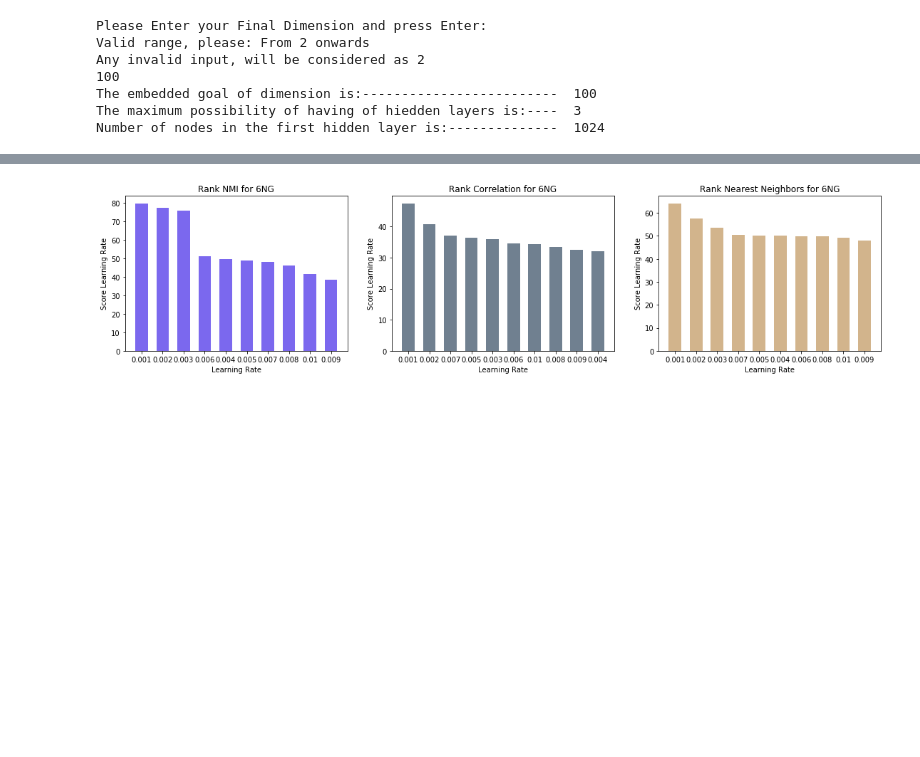
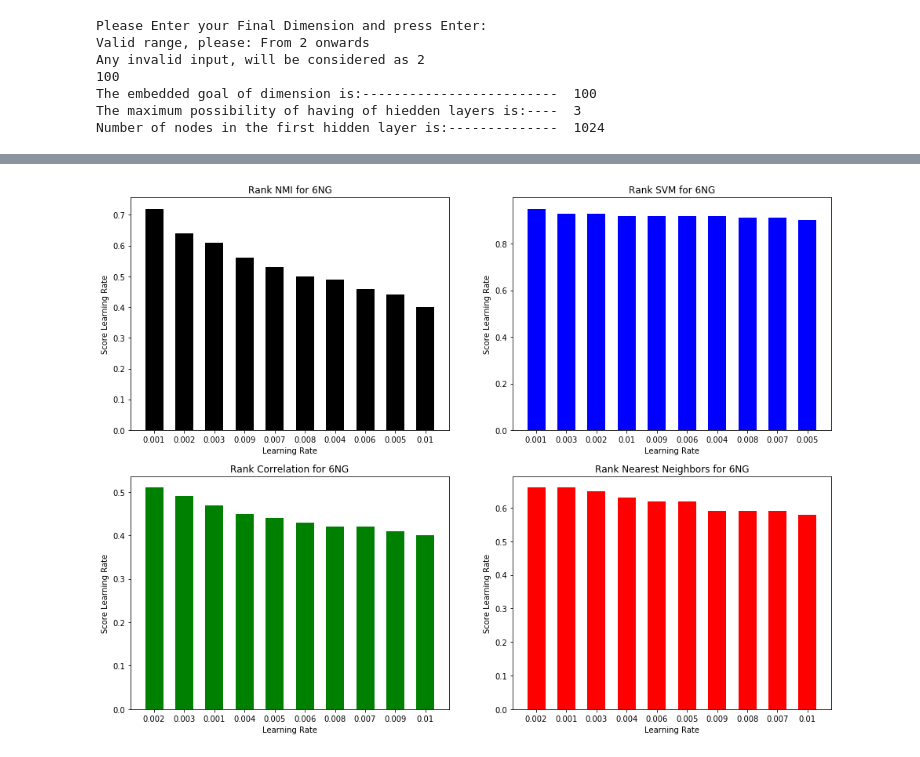
Before and after one commit to saman-nia/Deep-Learning-for-Dimensionality-Reduction, a Jupyter notebook: Text Documents Dimensionality Reduction/K_learning_rate.ipynb, the cells around one changed output, grey strips where cells are left out. Cells and saved outputs as stored; diff of their text form; code cells hidden in the pictures; blank space fills up the shorter version.

```diff
--- a/Text Documents Dimensionality Reduction/K_learning_rate.ipynb
+++ b/Text Documents Dimensionality Reduction/K_learning_rate.ipynb
@@ -497,7 +454,7 @@ beta2 = 0.99 #------------------------------------- Decay rate 2
 learning_rate = [0.001, 0.002, 0.003, 0.004, 0.005,
                  0.006,0.007,0.008,0.009, 0.01,] #- Learning rate.
 n_batch = 8  #------------------------------------- Number of selection data in per step.
-epochs = 50 # ------------------------------------- Number of Epochs.
+epochs = 40 # ------------------------------------- Number of Epochs.
 n_interior = n_input // n_batch
 # %%
 print('Number of original dataset dimension are: ------->',X_train.shape[1])
@@ -520,6 +477,7 @@ NMI_step = [] #------ A list to keep all NMI progresses.
 l_mean = []
 list_pvals = []
 list_rhos = []
+score_svm = []
 # %%
 for i_L in tqdm(learning_rate):
   with tf.Graph().as_default():
@@ -547,7 +505,7 @@ for i_L in tqdm(learning_rate):
   ae_codes = sess.run(code, feed_dict={x: data_set, mode_train: False})
   pred_KMeans_code = k_means(ae_codes, n_groups)
   nmi_KMeans_code = normalized_mutual_info_score(labels_set, pred_KMeans_code)
-  NMI_step.append(nmi_KMeans_code*100)
+  NMI_step.append(round(nmi_KMeans_code, 2))
   index_code = knn_samples(ae_codes, n_kneighbors)
   list_rho = []
   list_pval = []
@@ -558,8 +516,14 @@ for i_L in tqdm(learning_rate):
     rho, pval = scipy.stats.spearmanr(index_input[qq], index_code[qq])
     list_rho.append(rho)
     list_pval.append(pval)
-  list_rhos.append(numpy.mean(list_rho)*100)
-  list_pvals.append(numpy.mean(list_pval)*100)
-  l_mean.append(numpy.mean(list_r)*100)
+  list_rhos.append(round(numpy.mean(list_rho), 2))
+  list_pvals.append(round(numpy.mean(list_pval), 2))
+  l_mean.append(round(numpy.mean(list_r), 2))
+  # Comparison of linear SVM classifier on different dimensions projection.
+  _X_train, _X_test, _y_train, _y_test = train_test_split(
+      ae_codes, labels_set, test_size=0.25, random_state=42)
+  clf = svm.SVC(kernel='linear', C=1.0).fit(_X_train, _y_train)
+  accuracy_svm = metrics.accuracy_score(_y_test, clf.predict(_X_test))
+  score_svm.append(round(accuracy_svm, 2))
 # %%
 xi = [i for i in range(0, len(steps))]
@@ -605,32 +564,42 @@ Number of batch sizes are: ----------------------> 8
 top_Kbatch_NN = sorted(zip(map(lambda x: round(x, 2), l_mean), steps), reverse=True)[:10]
 top_Kbatch_Corr = sorted(zip(map(lambda x: round(x, 2), list_rhos), steps), reverse=True)[:10]
 top_Kbatch_NMI = sorted(zip(map(lambda x: round(x, 2), NMI_step), steps), reverse=True)[:10]
+top_Kbatch_SVM = sorted(zip(map(lambda x: round(x, 2), score_svm), steps), reverse=True)[:10]
 # %%
-plt.figure(1, figsize=(19,4))
-plt.subplot(1,3,1)
+plt.figure(figsize=(16,12))
+#plt.subplots_adjust(wspace=0.3, hspace=0.3)
+plt.subplot(2,2,1)
 plt.bar(numpy.arange(len(list(zip(*top_Kbatch_NMI))[1])),
-        list(zip(*top_Kbatch_NMI))[0], color='mediumslateblue', width=0.6)
+        list(zip(*top_Kbatch_NMI))[0], color='k', width=0.6)
 plt.xticks(numpy.arange(len(list(zip(*top_Kbatch_NMI))[1])),
            list(zip(*top_Kbatch_NMI))[1])
 plt.title('Rank NMI for {:d}NG'.format(len(categories_lables)))
 plt.xlabel('Learning Rate')
 plt.ylabel('Score Learning Rate')
-plt.subplot(1,3,2)
+plt.subplot(2,2,2)
+plt.bar(numpy.arange(len(list(zip(*top_Kbatch_SVM))[1])),
+        list(zip(*top_Kbatch_SVM))[0], color='b', width=0.6)
+plt.xticks(numpy.arange(len(list(zip(*top_Kbatch_SVM))[1])),
+           list(zip(*top_Kbatch_SVM))[1])
+plt.title('Rank SVM for {:d}NG'.format(len(categories_lables)))
+plt.xlabel('Learning Rate')
+plt.ylabel('Score Learning Rate')
+plt.subplot(2,2,3)
 plt.bar(numpy.arange(len(list(zip(*top_Kbatch_Corr))[1])),
-        list(zip(*top_Kbatch_Corr))[0], color='slategrey', width=0.6)
+        list(zip(*top_Kbatch_Corr))[0], color='g', width=0.6)
 plt.xticks(numpy.arange(len(list(zip(*top_Kbatch_Corr))[1])),
            list(zip(*top_Kbatch_Corr))[1])
 plt.title('Rank Correlation for {:d}NG'.format(len(categories_lables)))
 plt.xlabel('Learning Rate')
 plt.ylabel('Score Learning Rate')
-plt.subplot(1,3,3)
+plt.subplot(2,2,4)
 plt.bar(numpy.arange(len(list(zip(*top_Kbatch_NN))[1])),
-        list(zip(*top_Kbatch_NN))[0], color='tan', width=0.6)
+        list(zip(*top_Kbatch_NN))[0], color='r', width=0.6)
 plt.xticks(numpy.arange(len(list(zip(*top_Kbatch_NN))[1])),
            list(zip(*top_Kbatch_NN))[1])
 plt.title('Rank Nearest Neighbors for {:d}NG'.format(len(categories_lables)))
 plt.xlabel('Learning Rate')
 plt.ylabel('Score Learning Rate')
 plt.show()
 # %% [output]
-[figure, old version]
+[figure, new version]
```
Also changed, not shown: parts of 9 cells of this notebook.
